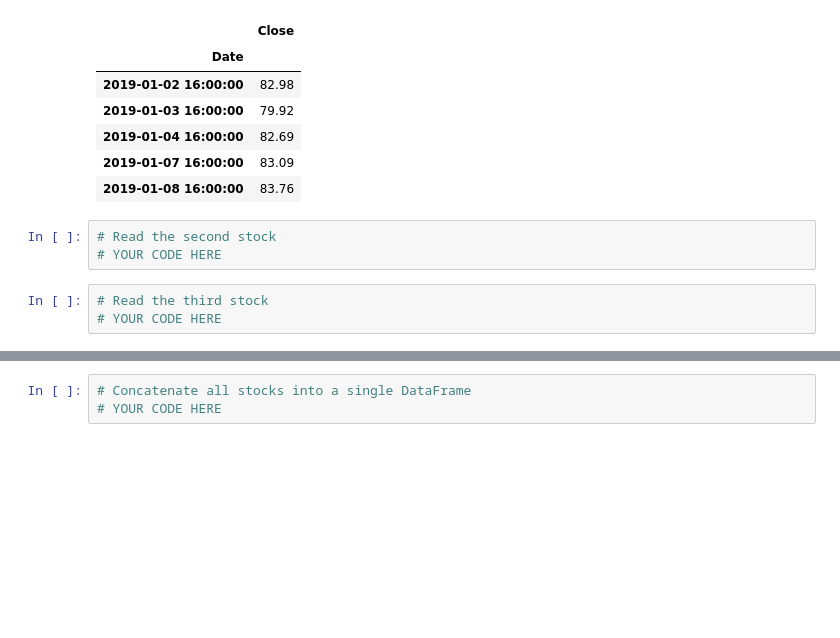
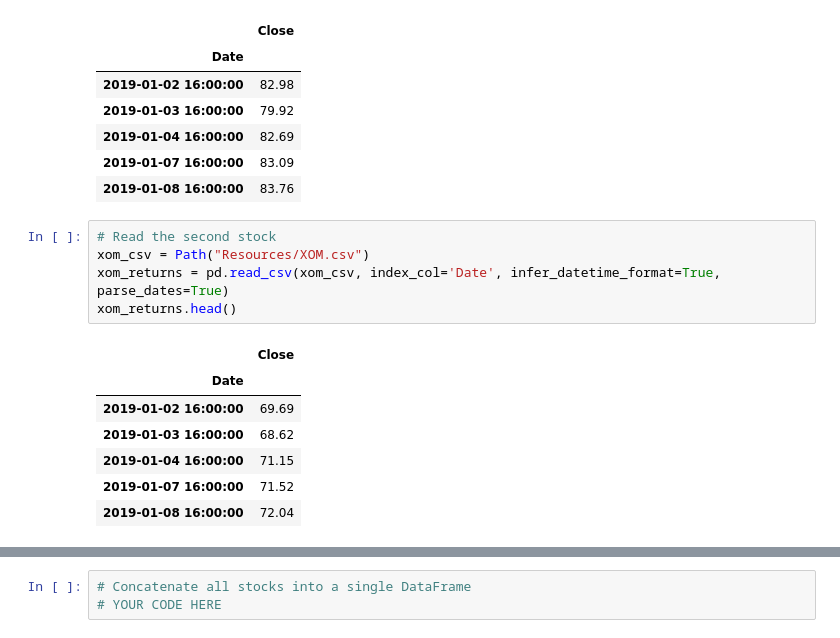
Before and after one commit to jonowens/a_whale_off_the_portfolio, a Jupyter notebook: whale_analysis.ipynb, the cells around one changed output, grey strips where cells are left out. Drawn from its saved outputs; the diff is of its cells as text; blank space fills up the shorter version.

```diff
--- a/whale_analysis.ipynb
+++ b/whale_analysis.ipynb
@@ -368,9 +368,16 @@ chrw_returns.head()
 | 2019-01-04 16:00:00 | 82.69 |
 | 2019-01-07 16:00:00 | 83.09 |
 | 2019-01-08 16:00:00 | 83.76 |
-# %%
-# Read the second stock
-# YOUR CODE HERE
-# %%
-# Read the third stock
-# YOUR CODE HERE
+# %%
+# Read the second stock
+xom_csv = Path("Resources/XOM.csv")
+xom_returns = pd.read_csv(xom_csv, index_col='Date', infer_datetime_format=True, parse_dates=True)
+xom_returns.head()
+# %% [output]
+|  | Close |
+| Date |  |
+| 2019-01-02 16:00:00 | 69.69 |
+| 2019-01-03 16:00:00 | 68.62 |
+| 2019-01-04 16:00:00 | 71.15 |
+| 2019-01-07 16:00:00 | 71.52 |
+| 2019-01-08 16:00:00 | 72.04 |
```
Also changed, not shown: parts of 1 cell of this notebook.
